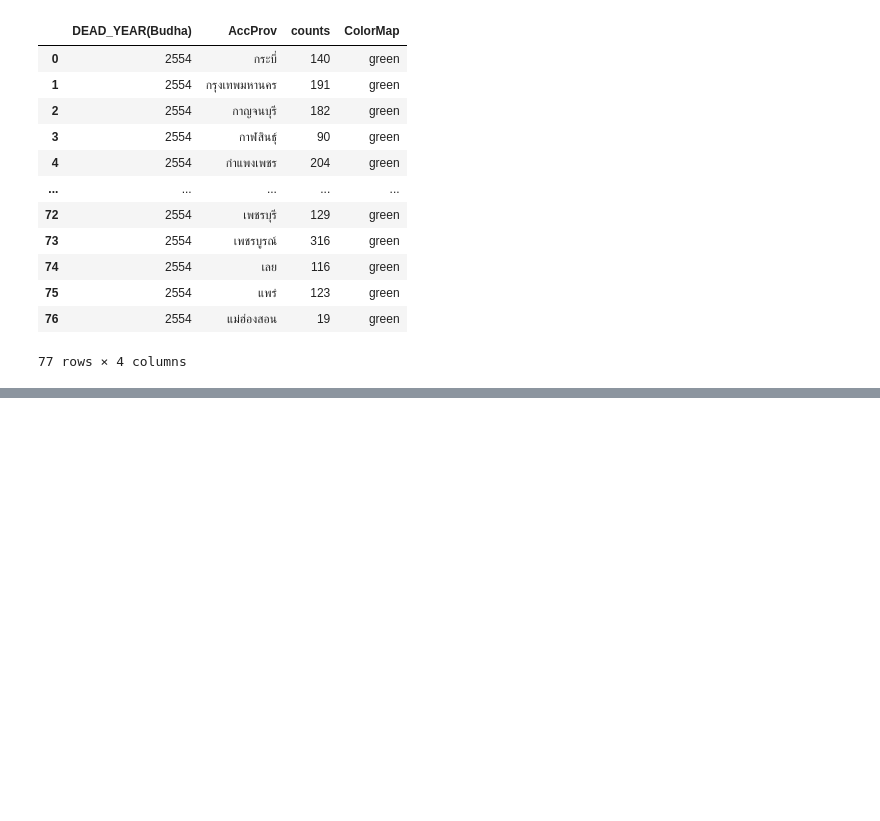
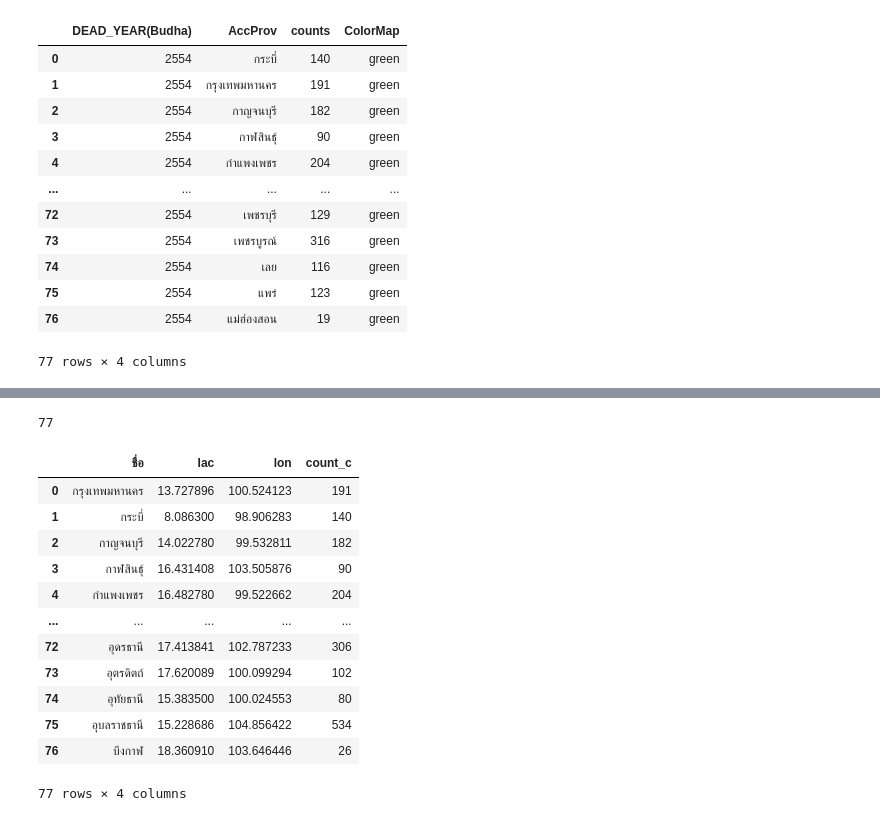
Before and after one commit to Pxngpond99/dashborad_with_my_team, a Jupyter notebook: data_analize/all_analize.ipynb, the cells around one changed output, grey strips where cells are left out. Saved outputs shown, nothing was run; the diff lists cells and outputs as text; code cells hidden in the pictures; blank space fills up the shorter version.

Commit message:
finally map count

```diff
--- a/data_analize/all_analize.ipynb
+++ b/data_analize/all_analize.ipynb
@@ -231,3 +231,6 @@ map_1
 | 75 | 2554 | แพร่ | 123 | green |
 | 76 | 2554 | แม่ฮ่องสอน | 19 | green |
 77 rows × 4 columns
+# %%
+df_lac = pd.read_csv("data\laclon.csv")
+df_lac
@@ -233,0 +251,32 @@ map_1
+# %%
+count_c = []
+num = []
+for x in [i for i in df_lac['ชื่อ']]:
+    for y in [j for j in map_1['AccProv']]:
+
+        if x == y:
+            num = map_1.index[map_1['AccProv']==y].tolist()
+            count_c.append(map_1['counts'][num[0]])
+# %%
+df_lac1 = df_lac
+# df_lac1['count_c'] = count_c
+print(len(count_c))
+# %% [output]
+77
+# %%
+df_lac1['count_c'] = count_c
+df_lac1
+# %% [output]
+|  | ชื่อ | lac | lon | count_c |
+| 0 | กรุงเทพมหานคร | 13.727896 | 100.524123 | 191 |
+| 1 | กระบี่ | 8.086300 | 98.906283 | 140 |
+| 2 | กาญจนบุรี | 14.022780 | 99.532811 | 182 |
+| 3 | กาฬสินธุ์ | 16.431408 | 103.505876 | 90 |
+| 4 | กำแพงเพชร | 16.482780 | 99.522662 | 204 |
+| ... | ... | ... | ... | ... |
+| 72 | อุดรธานี | 17.413841 | 102.787233 | 306 |
+| 73 | อุตรดิตถ์ | 17.620089 | 100.099294 | 102 |
+| 74 | อุทัยธานี | 15.383500 | 100.024553 | 80 |
+| 75 | อุบลราชธานี | 15.228686 | 104.856422 | 534 |
+| 76 | บึงกาฬ | 18.360910 | 103.646446 | 26 |
+77 rows × 4 columns
```
Also changed, not shown: parts of 1 cell of this notebook, 3 other files.
